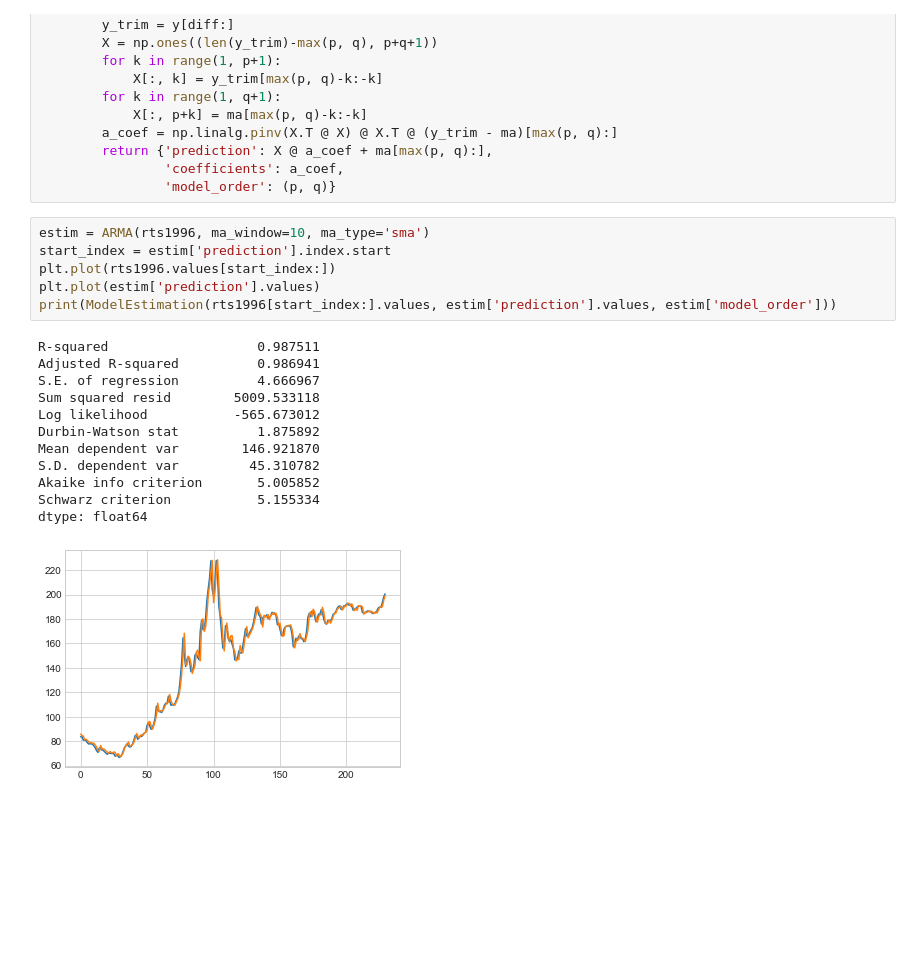
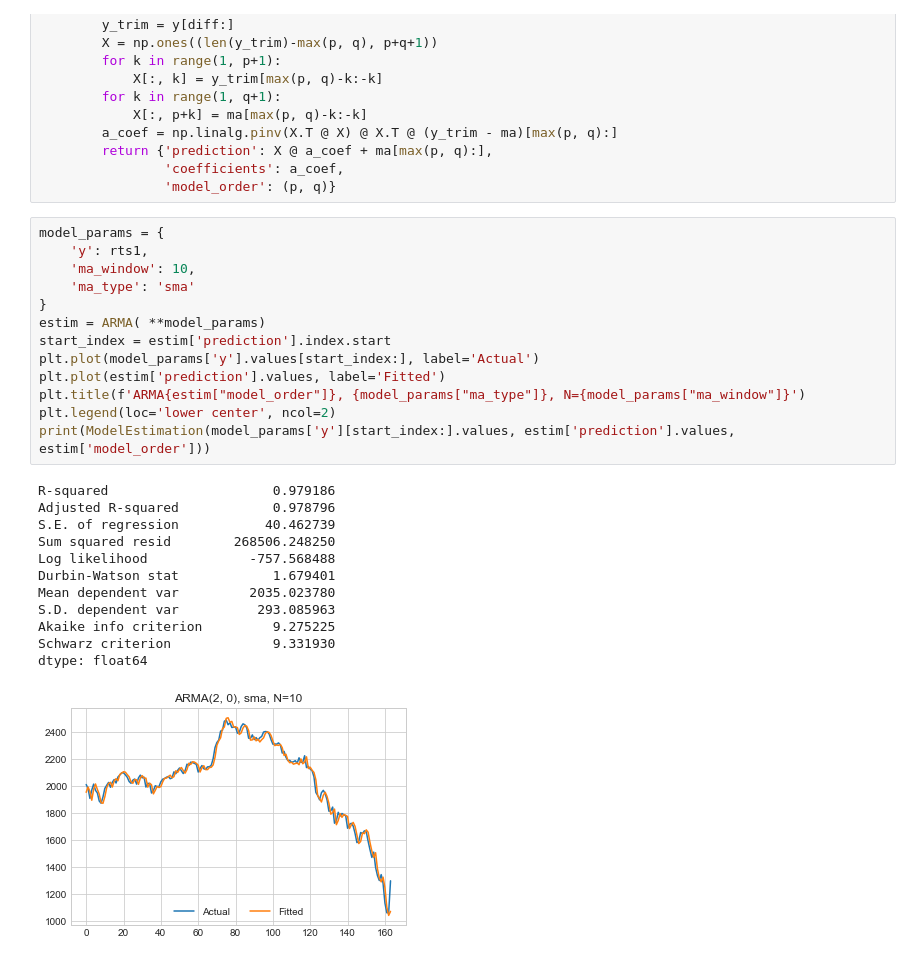
Before and after one commit to andrii0yerko/timeseries_iasa, a Jupyter notebook: lab3.ipynb, the cells around one changed output. Drawn from its saved outputs; the diff is of its cells as text; blank space fills up the shorter version.

```diff
--- a/lab3.ipynb
+++ b/lab3.ipynb
@@ -174,21 +174,28 @@ def ARMA(y, ma_window, ma_type, pacf_tolerance=0.2, method='residuals'):
                 'coefficients': a_coef,
                 'model_order': (p, q)}
 # %%
-estim = ARMA(rts1996, ma_window=10, ma_type='sma')
+model_params = {
+    'y': rts1,
+    'ma_window': 10,
+    'ma_type': 'sma'
+}
+estim = ARMA( **model_params)
 start_index = estim['prediction'].index.start
-plt.plot(rts1996.values[start_index:])
-plt.plot(estim['prediction'].values)
-print(ModelEstimation(rts1996[start_index:].values, estim['prediction'].values, estim['model_order']))
+plt.plot(model_params['y'].values[start_index:], label='Actual')
+plt.plot(estim['prediction'].values, label='Fitted')
+plt.title(f'ARMA{estim["model_order"]}, {model_params["ma_type"]}, N={model_params["ma_window"]}')
+plt.legend(loc='lower center', ncol=2)
+print(ModelEstimation(model_params['y'][start_index:].values, estim['prediction'].values, estim['model_order']))
 # %% [output]
-R-squared                   0.987511
-Adjusted R-squared          0.986941
-S.E. of regression          4.666967
-Sum squared resid        5009.533118
-Log likelihood           -565.673012
-Durbin-Watson stat          1.875892
-Mean dependent var        146.921870
-S.D. dependent var         45.310782
-Akaike info criterion       5.005852
-Schwarz criterion           5.155334
+R-squared                     0.979186
+Adjusted R-squared            0.978796
+S.E. of regression           40.462739
+Sum squared resid        268506.248250
+Log likelihood             -757.568488
+Durbin-Watson stat            1.679401
+Mean dependent var         2035.023780
+S.D. dependent var          293.085963
+Akaike info criterion         9.275225
+Schwarz criterion             9.331930
 dtype: float64
-[figure, old version]
+[figure, new version]
```
